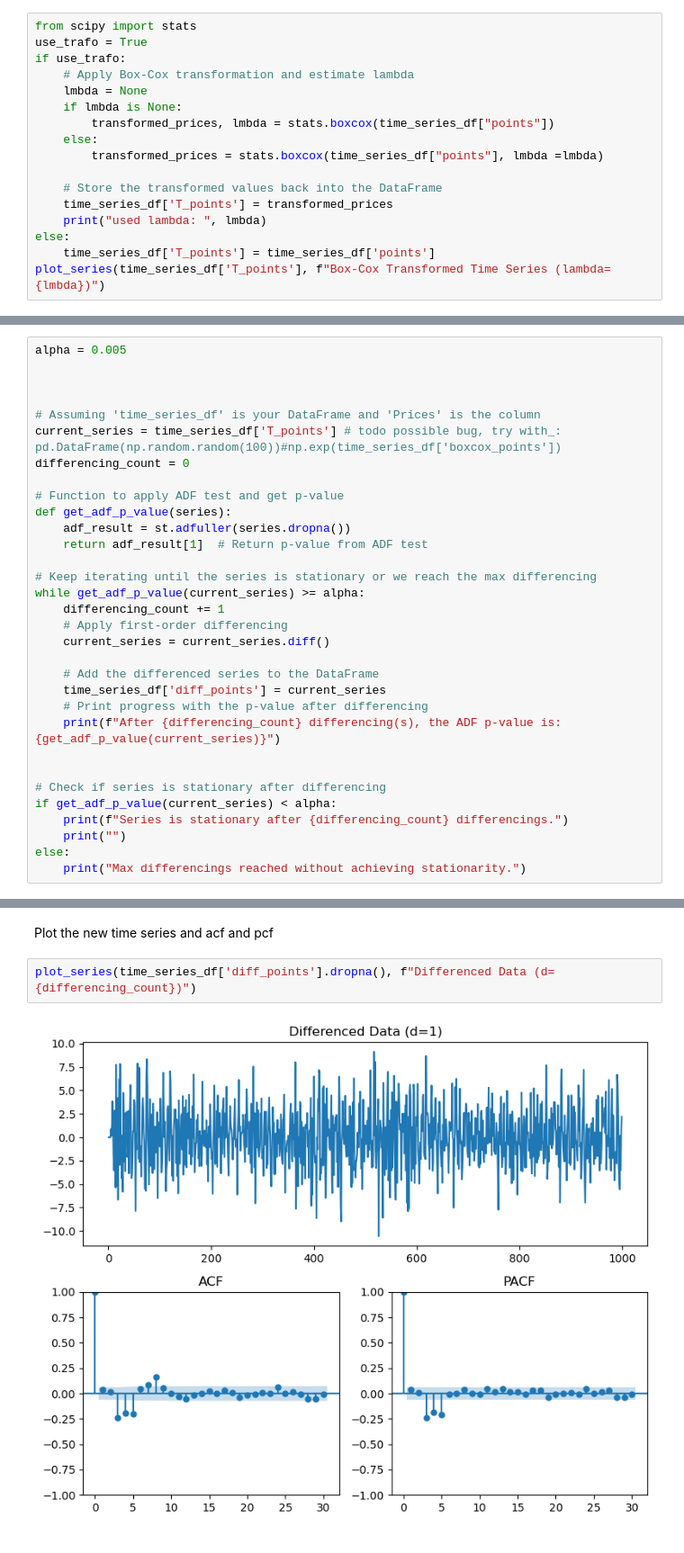
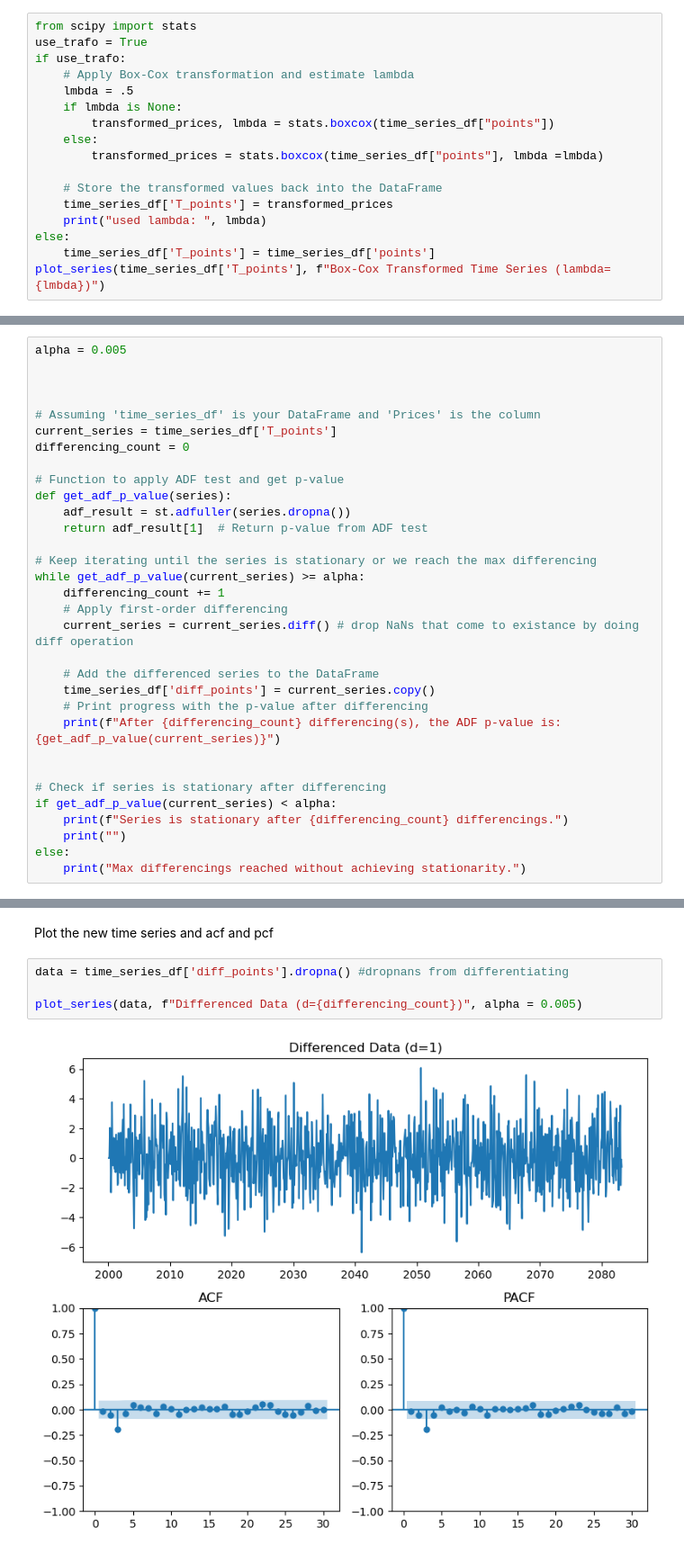
Before and after one commit to daniel-strauss/econometria, a Jupyter notebook: project_final.ipynb, the cells around one changed output, grey strips where cells are left out. Shown: that part at 90% size. Cells and saved outputs as stored; diff of their text form.

```diff
--- a/project_final.ipynb
+++ b/project_final.ipynb
@@ -149,7 +143,7 @@ from scipy import stats
 use_trafo = True
 if use_trafo:
     # Apply Box-Cox transformation and estimate lambda
-    lmbda = None
+    lmbda = .5
     if lmbda is None:
         transformed_prices, lmbda = stats.boxcox(time_series_df["points"])
     else:
@@ -172,7 +166,7 @@ alpha = 0.005
 
 
 # Assuming 'time_series_df' is your DataFrame and 'Prices' is the column
-current_series = time_series_df['T_points'] # todo possible bug, try with_: pd.DataFrame(np.random.random(100))#np.exp(time_series_df['boxcox_points'])
+current_series = time_series_df['T_points']
 differencing_count = 0
 
 # Function to apply ADF test and get p-value
@@ -184,10 +178,10 @@ def get_adf_p_value(series):
 while get_adf_p_value(current_series) >= alpha:
     differencing_count += 1
     # Apply first-order differencing
-    current_series = current_series.diff()
+    current_series = current_series.diff() # drop NaNs that come to existance by doing diff operation
 
     # Add the differenced series to the DataFrame
-    time_series_df['diff_points'] = current_series
+    time_series_df['diff_points'] = current_series.copy()
     # Print progress with the p-value after differencing
     print(f"After {differencing_count} differencing(s), the ADF p-value is: {get_adf_p_value(current_series)}")
 
@@ -204,7 +198,9 @@ Series is stationary after 1 differencings.
 # %% [markdown]
 Plot the new time series and acf and pcf
 # %%
-plot_series(time_series_df['diff_points'].dropna(), f"Differenced Data (d={differencing_count})")
+data = time_series_df['diff_points'].dropna() #dropnans from differentiating
+
+plot_series(data, f"Differenced Data (d={differencing_count})", alpha = 0.005)
 # %% [output]
-[figure, old version]
+[figure, new version]
 # %% [markdown]
```
Also changed, not shown: parts of 8 cells of this notebook.
